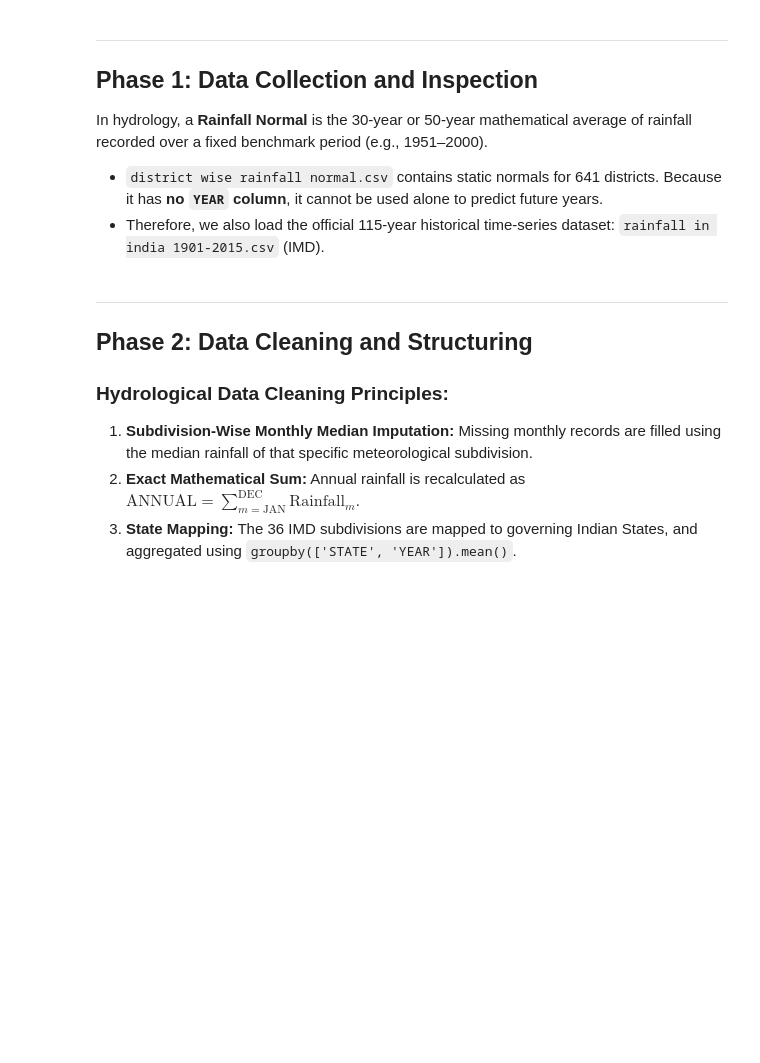
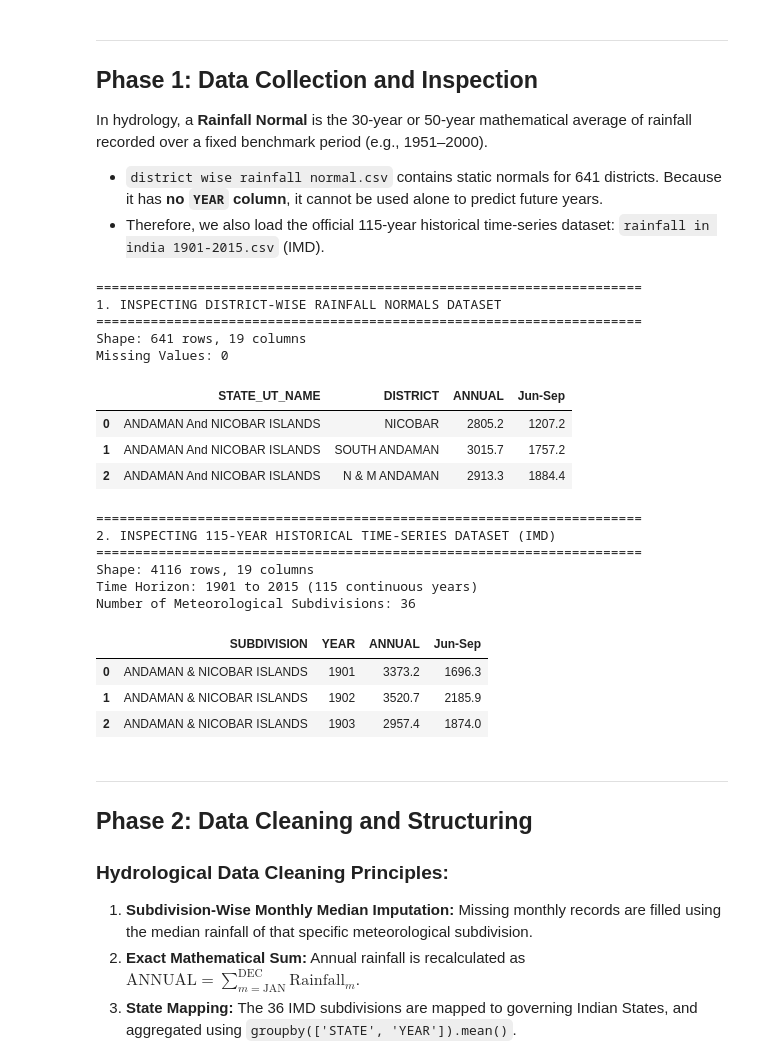
Before and after one commit to LalitChoudhary-cloud/rainfall-prediction-india, a Jupyter notebook: rainfall_prediction_project.ipynb, the cells around one changed output. Cells and saved outputs as stored; diff of their text form; code cells hidden in the pictures; blank space fills up the shorter version.

```diff
--- a/rainfall_prediction_project.ipynb
+++ b/rainfall_prediction_project.ipynb
@@ -29,34 +29,53 @@ In hydrology, a **Rainfall Normal** is the 30-year or 50-year mathematical avera
 # %%
 # ==============================================================================
 # PHASE 1: DATA COLLECTION, INSPECTION, AND UNDERSTANDING
 # ==============================================================================
 
 import pandas as pd
 import numpy as np
 
 # 1. Load the District Normals Dataset
 file_path_normals = 'data/district wise rainfall normal.csv'
 df_normals = pd.read_csv(file_path_normals)
 
 # 2. Load the IMD 115-Year Historical Time-Series Dataset
 file_path_historical = 'data/rainfall in india 1901-2015.csv'
 df_historical = pd.read_csv(file_path_historical)
 
 print("=" * 70)
 print("1. INSPECTING DISTRICT-WISE RAINFALL NORMALS DATASET")
 print("=" * 70)
 print(f"Shape: {df_normals.shape[0]} rows, {df_normals.shape[1]} columns")
 print(f"Missing Values: {df_normals.isnull().sum().sum()}")
 display(df_normals[['STATE_UT_NAME', 'DISTRICT', 'ANNUAL', 'Jun-Sep']].head(3))
 
-print("
-" + "=" * 70)
+print("\n" + "=" * 70)
 print("2. INSPECTING 115-YEAR HISTORICAL TIME-SERIES DATASET (IMD)")
 print("=" * 70)
 print(f"Shape: {df_historical.shape[0]} rows, {df_historical.shape[1]} columns")
 print(f"Time Horizon: {df_historical['YEAR'].min()} to {df_historical['YEAR'].max()} ({df_historical['YEAR'].nunique()} continuous years)")
 print(f"Number of Meteorological Subdivisions: {df_historical['SUBDIVISION'].nunique()}")
 display(df_historical[['SUBDIVISION', 'YEAR', 'ANNUAL', 'Jun-Sep']].head(3))
+# %% [output]
+======================================================================
+1. INSPECTING DISTRICT-WISE RAINFALL NORMALS DATASET
+======================================================================
+Shape: 641 rows, 19 columns
+Missing Values: 0
+|  | STATE_UT_NAME | DISTRICT | ANNUAL | Jun-Sep |
+| 0 | ANDAMAN And NICOBAR ISLANDS | NICOBAR | 2805.2 | 1207.2 |
+| 1 | ANDAMAN And NICOBAR ISLANDS | SOUTH ANDAMAN | 3015.7 | 1757.2 |
+| 2 | ANDAMAN And NICOBAR ISLANDS | N & M ANDAMAN | 2913.3 | 1884.4 |
+======================================================================
+2. INSPECTING 115-YEAR HISTORICAL TIME-SERIES DATASET (IMD)
+======================================================================
+Shape: 4116 rows, 19 columns
+Time Horizon: 1901 to 2015 (115 continuous years)
+Number of Meteorological Subdivisions: 36
+|  | SUBDIVISION | YEAR | ANNUAL | Jun-Sep |
+| 0 | ANDAMAN & NICOBAR ISLANDS | 1901 | 3373.2 | 1696.3 |
+| 1 | ANDAMAN & NICOBAR ISLANDS | 1902 | 3520.7 | 2185.9 |
+| 2 | ANDAMAN & NICOBAR ISLANDS | 1903 | 2957.4 | 1874.0 |
 # %% [markdown]
 ---
 ## Phase 2: Data Cleaning and Structuring
```
Also changed, not shown: parts of 5 cells of this notebook, 1 other file.
